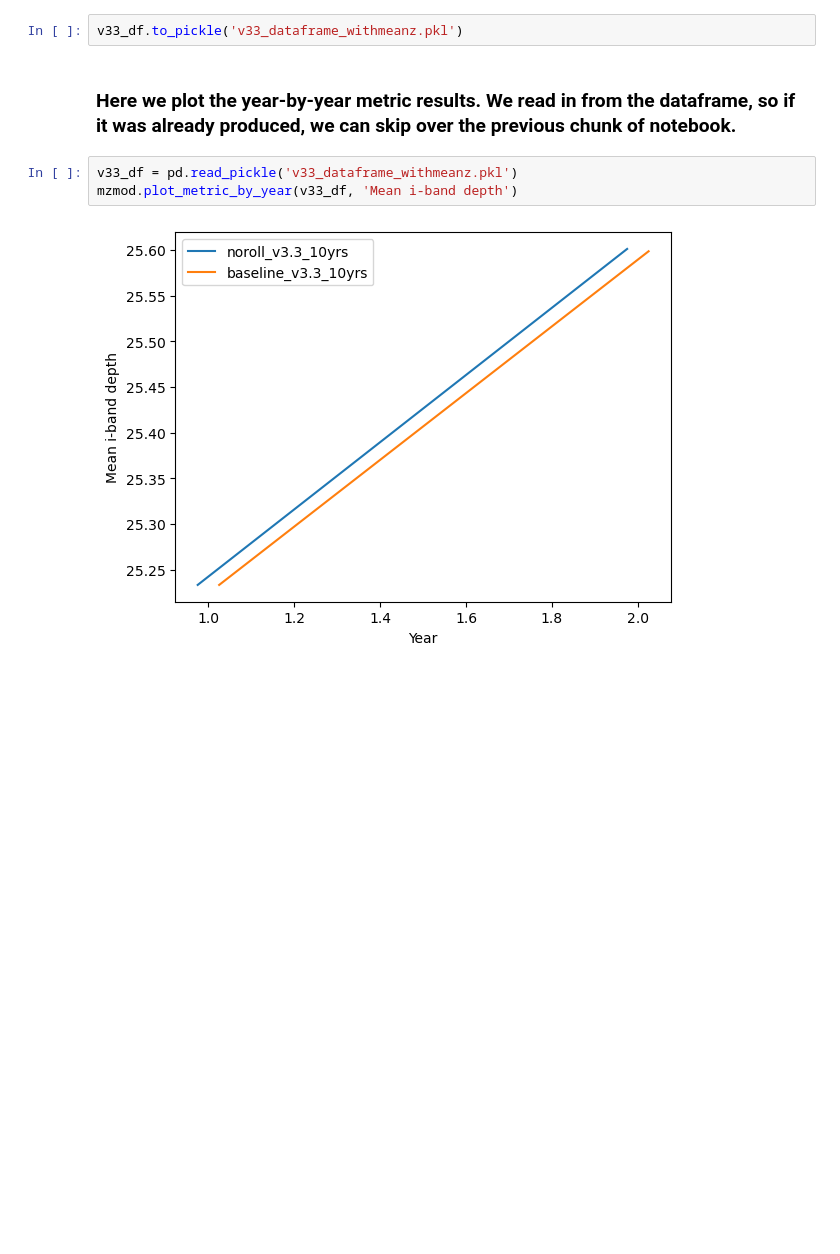
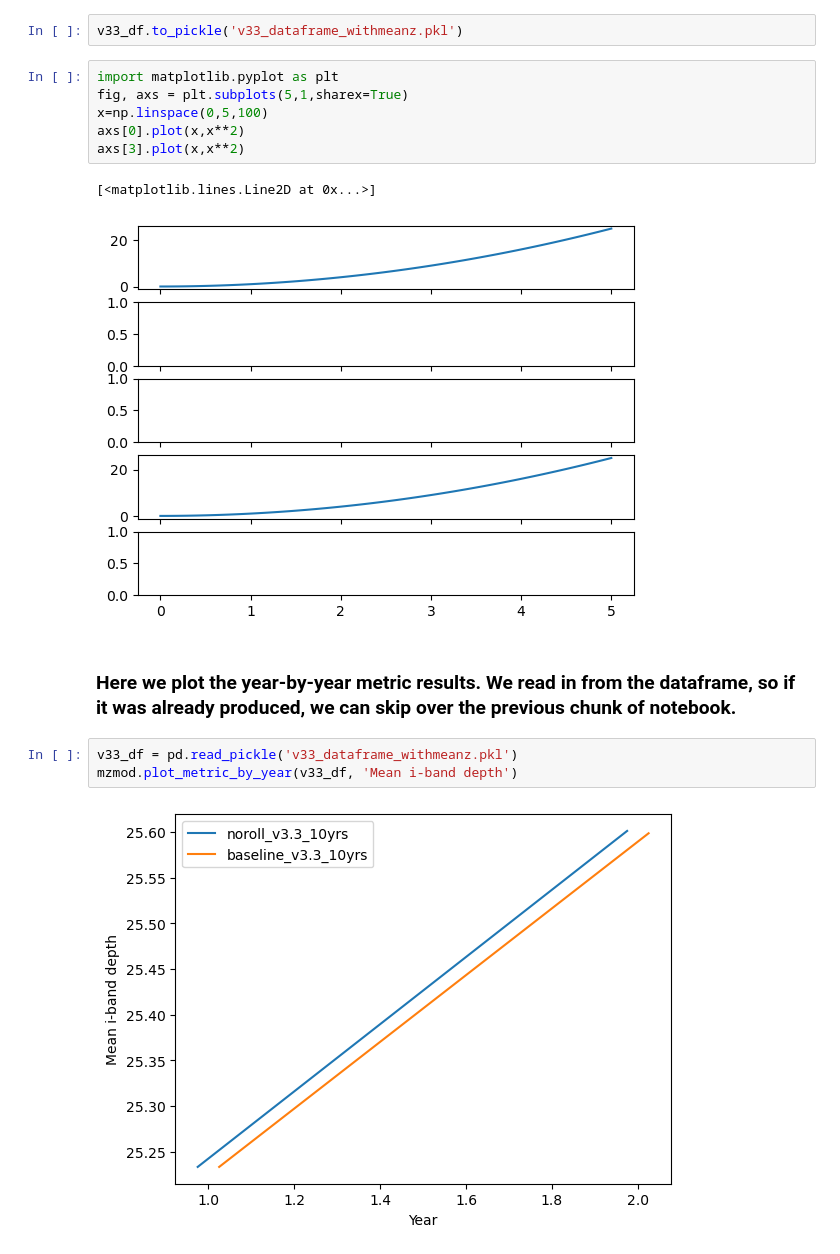
Before and after one commit to LSSTDESC/ObsStrat, a Jupyter notebook: code/meanz_uniformity/iband_to_meanz_tomo.ipynb, the cells around one changed output. Drawn from its saved outputs; the diff is of its cells as text; blank space fills up the shorter version.

```diff
--- a/code/meanz_uniformity/iband_to_meanz_tomo.ipynb
+++ b/code/meanz_uniformity/iband_to_meanz_tomo.ipynb
@@ -104,5 +113,14 @@ Healpix slicer using NSIDE=64, approximate resolution 54.967783 arcminutes
 # %%
 v33_df.to_pickle('v33_dataframe_withmeanz.pkl')
+# %%
+import matplotlib.pyplot as plt
+fig, axs = plt.subplots(5,1,sharex=True)
+x=np.linspace(0,5,100)
+axs[0].plot(x,x**2)
+axs[3].plot(x,x**2)
+# %% [output]
+[<matplotlib.lines.Line2D at 0x...>]
+[figure, added]
 # %% [markdown]
 ### Here we plot the year-by-year metric results.  We read in from the dataframe, so if it was already produced, we can skip over the previous chunk of notebook.
 # %%
```
Also changed, not shown: parts of 7 cells of this notebook.
